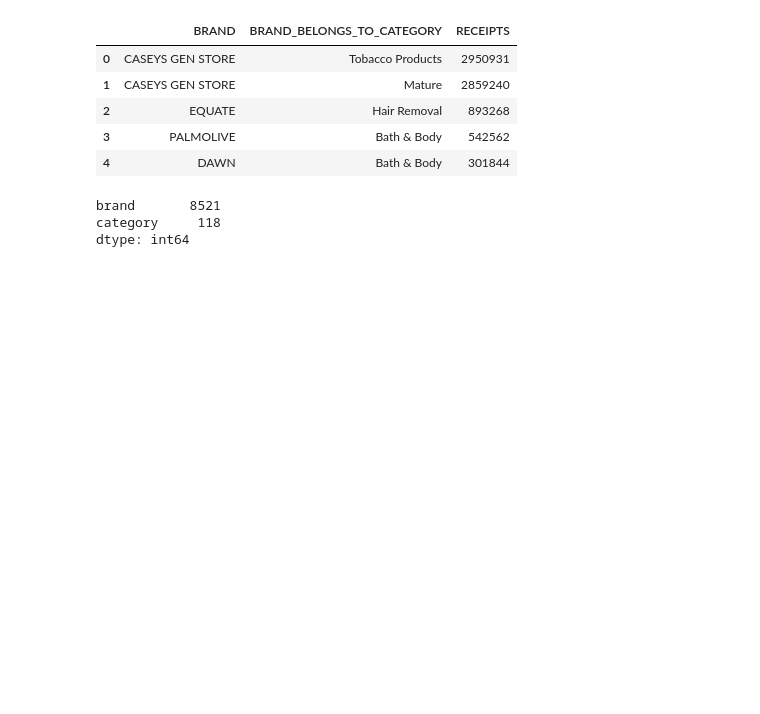
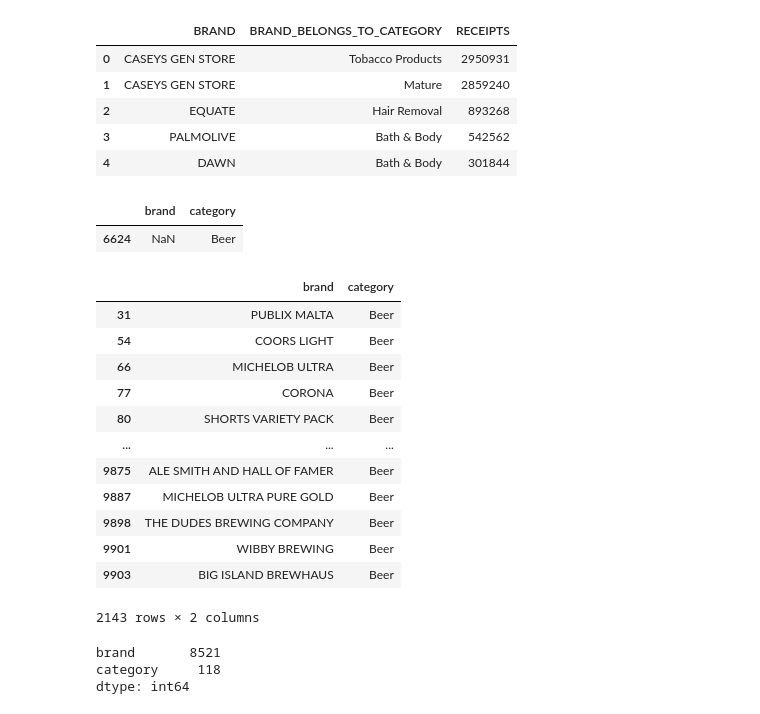
Before and after one commit to hbbhsy/FetchReward_takehome, a Jupyter notebook: takehome.ipynb, the cells around one changed output. Cells and saved outputs as stored; diff of their text form; code cells hidden in the pictures; blank space fills up the shorter version.

```diff
--- a/takehome.ipynb
+++ b/takehome.ipynb
@@ -46,3 +46,25 @@ brand_df.head()
 # Drop unuseful column RECEIPTS, change all column names to lowercases.
 brand_df.drop(['RECEIPTS'], axis=1, inplace=True)
 brand_df.rename(columns={'BRAND':'brand', 'BRAND_BELONGS_TO_CATEGORY':'category'}, inplace=True)
+# %%
+# Check null
+brand_df[brand_df['brand'].isnull()]
+# %% [output]
+|  | brand | category |
+| 6624 | NaN | Beer |
+# %%
+brand_df[brand_df['category']=='Beer']
+# %% [output]
+|  | brand | category |
+| 31 | PUBLIX MALTA | Beer |
+| 54 | COORS LIGHT | Beer |
+| 66 | MICHELOB ULTRA | Beer |
+| 77 | CORONA | Beer |
+| 80 | SHORTS VARIETY PACK | Beer |
+| ... | ... | ... |
+| 9875 | ALE SMITH AND HALL OF FAMER | Beer |
+| 9887 | MICHELOB ULTRA PURE GOLD | Beer |
+| 9898 | THE DUDES BREWING COMPANY | Beer |
+| 9901 | WIBBY BREWING | Beer |
+| 9903 | BIG ISLAND BREWHAUS | Beer |
+2143 rows × 2 columns
```
Also changed, not shown: parts of 2 cells of this notebook.
